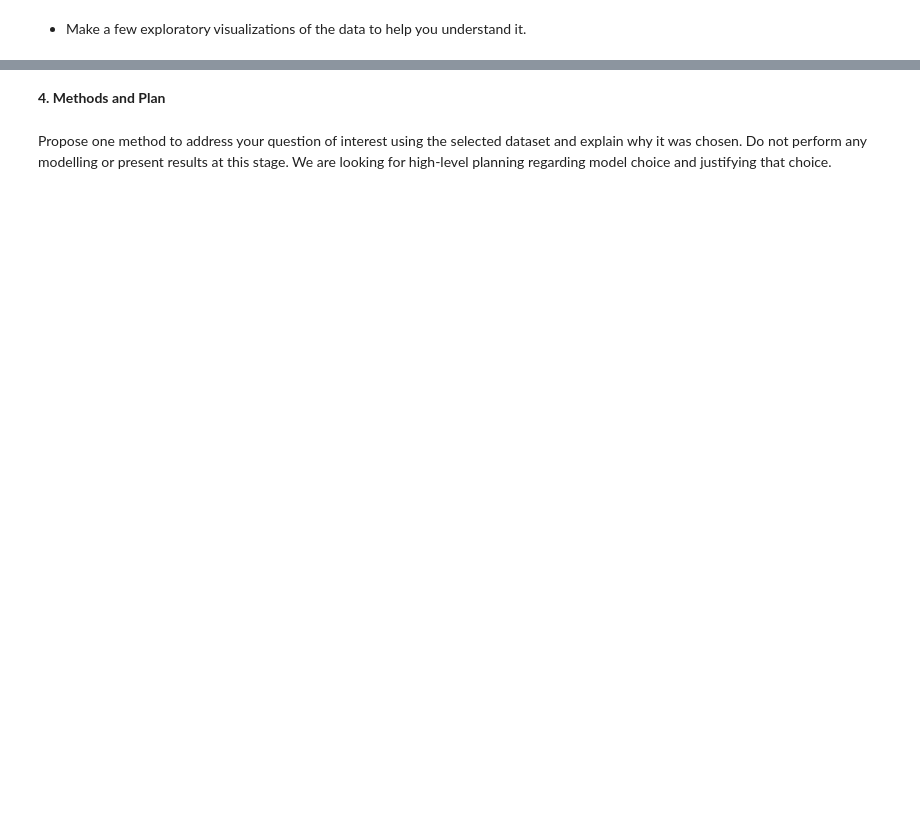
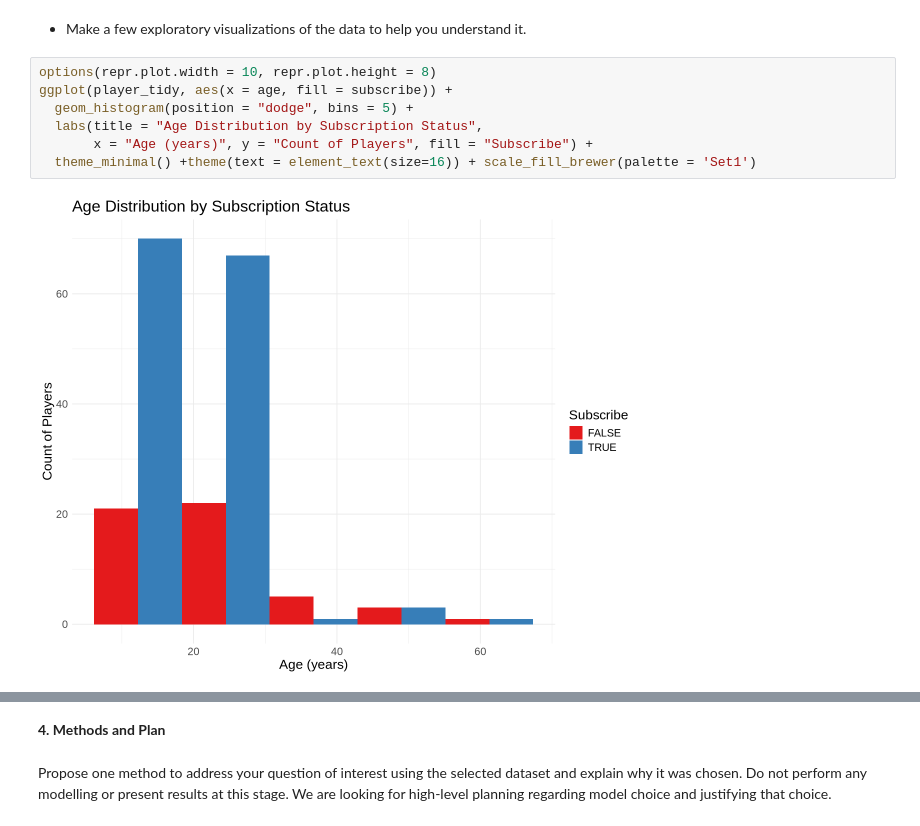
Before and after one commit to nancytrinh/Individual-Planning-Stage-Hong-To-Nhu-Trinh, a Jupyter notebook: group9.HongToNhuTrinh.ipynb, the cells around one changed output, grey strips where cells are left out. Drawn from its saved outputs; the diff is of its cells as text; blank space fills up the shorter version.

Commit message:
Add visualizations

```diff
--- a/group9.HongToNhuTrinh.ipynb
+++ b/group9.HongToNhuTrinh.ipynb
@@ -156,2 +166,11 @@ A tibble: 1 × 2
 # %% [markdown]
 - Make a few exploratory visualizations of the data to help you understand it.
+# %%
+options(repr.plot.width = 10, repr.plot.height = 8)
+ggplot(player_tidy, aes(x = age, fill = subscribe)) +
+  geom_histogram(position = "dodge", bins = 5) +
+  labs(title = "Age Distribution by Subscription Status",
+       x = "Age (years)", y = "Count of Players", fill = "Subscribe") +
+  theme_minimal() +theme(text = element_text(size=16)) + scale_fill_brewer(palette = 'Set1')
+# %% [output]
+[figure, added]
```
Also changed, not shown: parts of 13 cells of this notebook.
